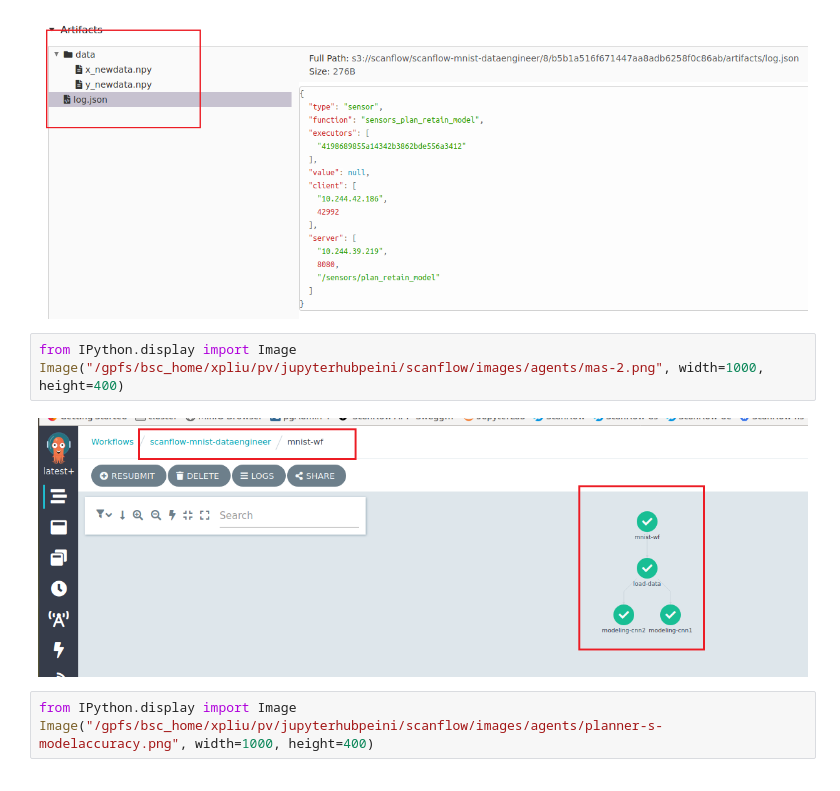
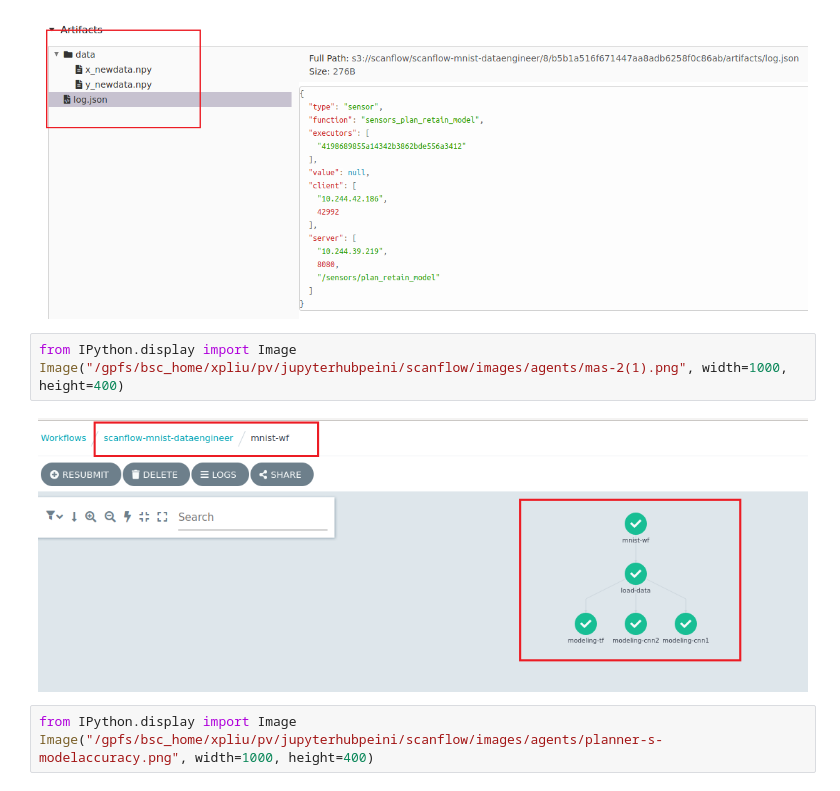
Before and after one commit to bsc-scanflow/scanflow, a Jupyter notebook: tutorials/mnist/mnist-MAS.ipynb, the cells around one changed output. Cells and saved outputs as stored; diff of their text form.

Commit message:
beta version fix agents

```diff
--- a/tutorials/mnist/mnist-MAS.ipynb
+++ b/tutorials/mnist/mnist-MAS.ipynb
@@ -141,9 +141,9 @@ Image("/gpfs/bsc_home/xpliu/pv/jupyterhubpeini/scanflow/images/agents/planner-sa
 [figure]
 # %%
 from IPython.display import Image
-Image("/gpfs/bsc_home/xpliu/pv/jupyterhubpeini/scanflow/images/agents/mas-2.png", width=1000, height=400)
+Image("/gpfs/bsc_home/xpliu/pv/jupyterhubpeini/scanflow/images/agents/mas-2(1).png", width=1000, height=400)
 # %% [output]
-[figure, old version]
+[figure, new version]
 # %%
 from IPython.display import Image
 Image("/gpfs/bsc_home/xpliu/pv/jupyterhubpeini/scanflow/images/agents/planner-s-modelaccuracy.png", width=1000, height=400)
```
Also changed, not shown: 15 other files.
